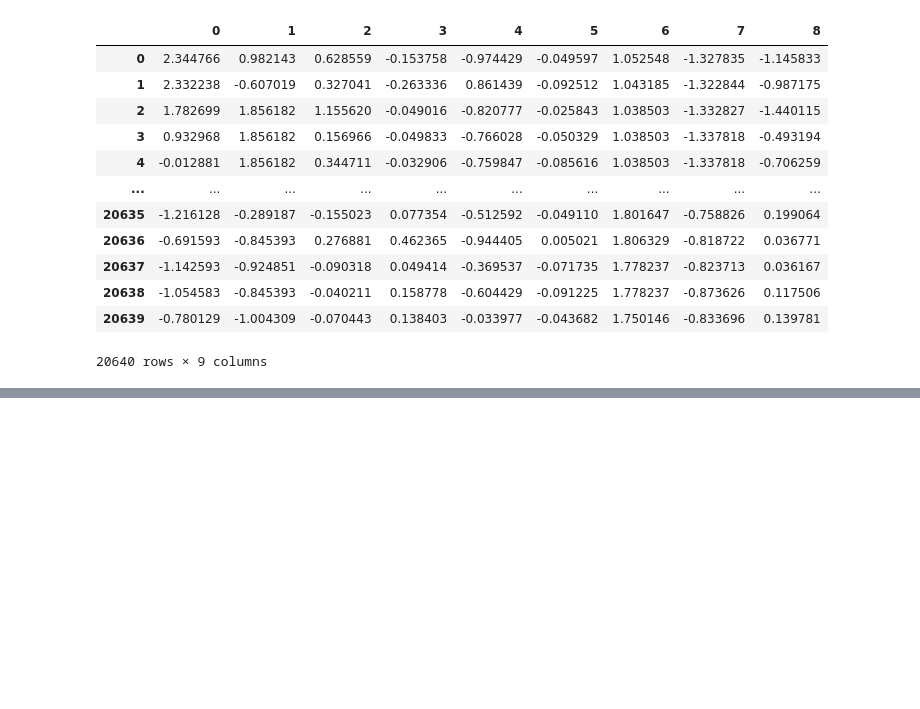
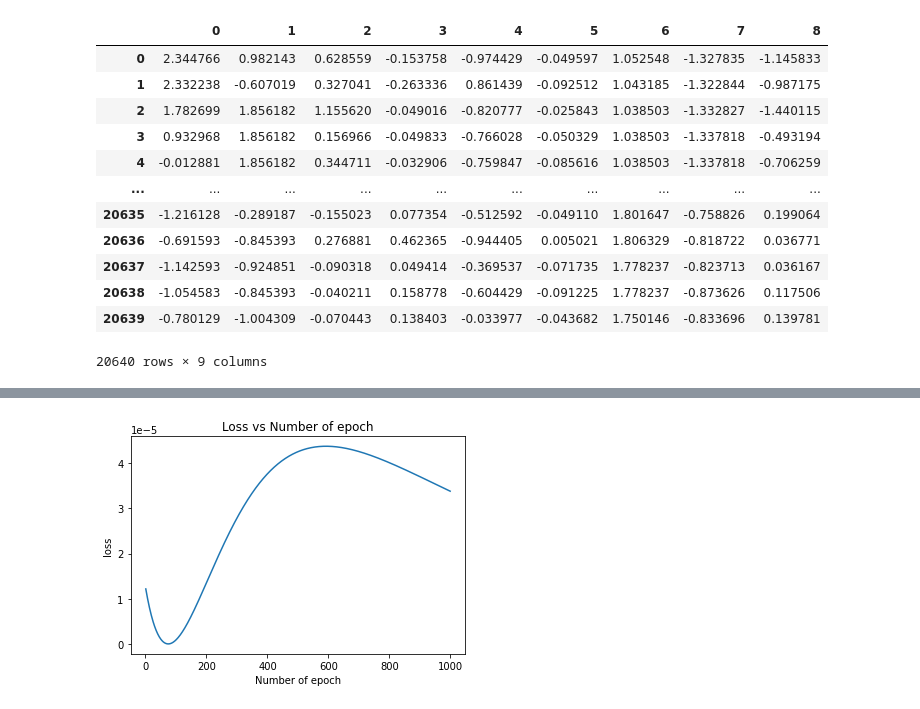
Before and after one commit to saurabhnirwan11/IIT_assignments, a Jupyter notebook: mini_project_practice.ipynb, the cells around one changed output, grey strips where cells are left out. Saved outputs shown, nothing was run; the diff lists cells and outputs as text; code cells hidden in the pictures; blank space fills up the shorter version.

Commit message:
added gradient desent

```diff
--- a/mini_project_practice.ipynb
+++ b/mini_project_practice.ipynb
@@ -353,0 +389,7 @@ new_df
+# %%
+def mse_cost_function(y_true,y_predicted):
+    number_of_records = len(y_true)
+    summation = 0
+    for i in range(number_of_records):
+        summation += (y_true[i]-y_predicted[i])**2
+        return (1/number_of_records)*summation
@@ -353,0 +398,7 @@ new_df
+# %%
+def der_wrt_weight(x,y_true,y_predicted):
+    summation = 0
+    number_of_records = len(y_true)
+    for i in range(number_of_records):
+        summation += x[i]*(y_true[i] - y_predicted[i])
+    return (-2/number_of_records)*summation
@@ -353,0 +407,7 @@ new_df
+# %%
+def der_wrt_bias(y_true,y_predicted):
+    summation = 0
+    number_of_records = len(y_true)
+    for i in range(number_of_records):
+        summation += y_true[i] - y_predicted[i]
+    return (-2/number_of_records)*summation
@@ -353,0 +416,22 @@ new_df
+# %%
+# x_new = x_old - (learning_rate)(derivative of loss function at x_old)
+def gradient_descent(x,y):
+    # initial_weight or slope or x value or feature value
+    weight = x_data_scaled[6]
+    # initial_intercept
+    intercept = 0
+    learning_rate = 0.001
+    linear_loss = []
+    epoch = 1000
+    for i in range(epoch):
+        y_predicted = predicted_y(x,weight,intercept)
+        weight = weight - learning_rate * der_wrt_weight(x,y,y_predicted) # update weight
+        intercept = intercept - learning_rate * der_wrt_bias(y,y_predicted) # update bias
+        linear_loss.append(mse_cost_function(y,y_predicted))
+    #visualize
+    plt.plot(np.arange(1,epoch),linear_loss[1:])
+    plt.xlabel("Number of epoch")
+    plt.ylabel("loss")
+    plt.title('Loss vs Number of epoch')
+    plt.show()
+    return weight, intercept
@@ -353,0 +447,4 @@ new_df
+# %%
+w,b = gradient_descent(x_data_scaled,y_data)
+# %% [output]
+[figure, added]
```
Also changed, not shown: parts of 12 cells of this notebook.
